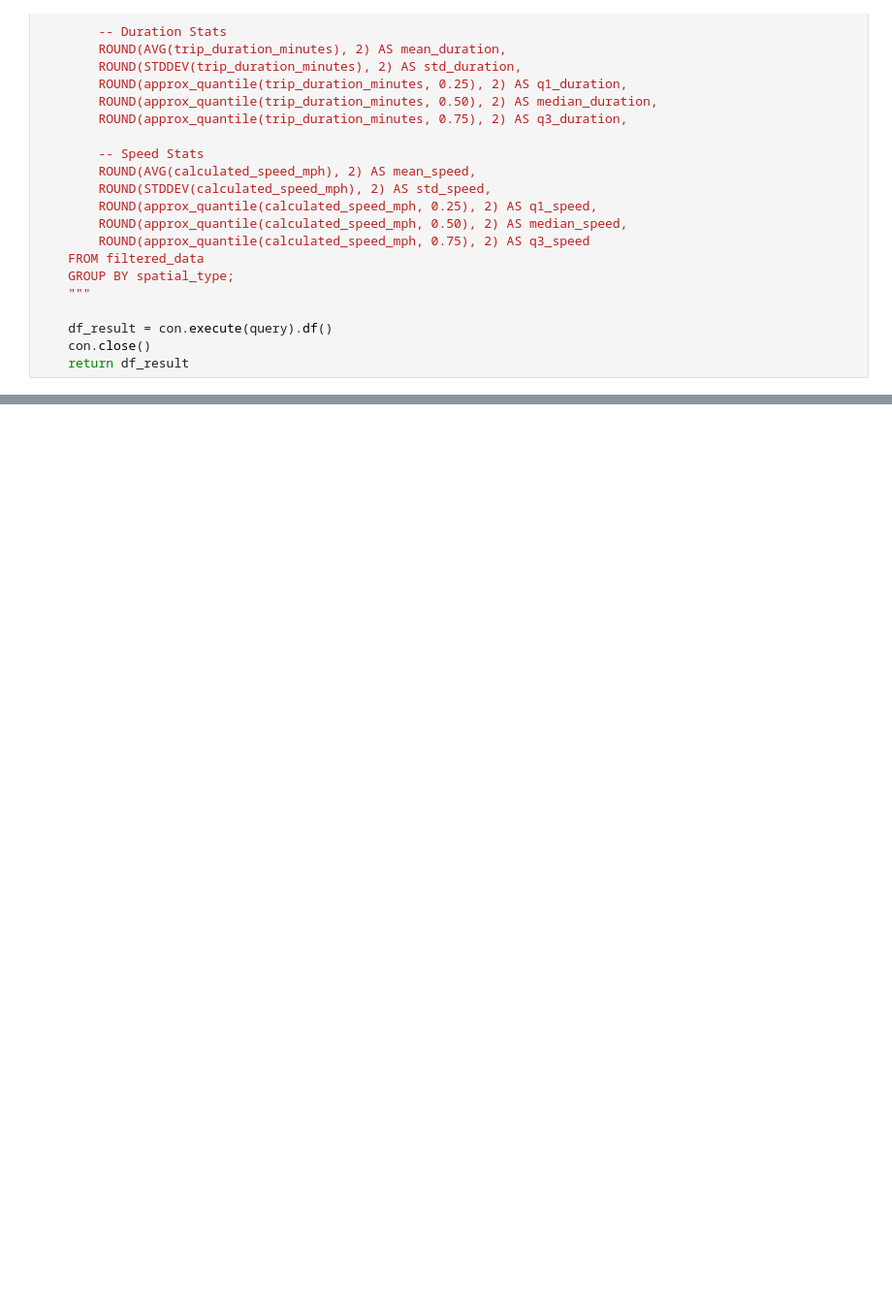
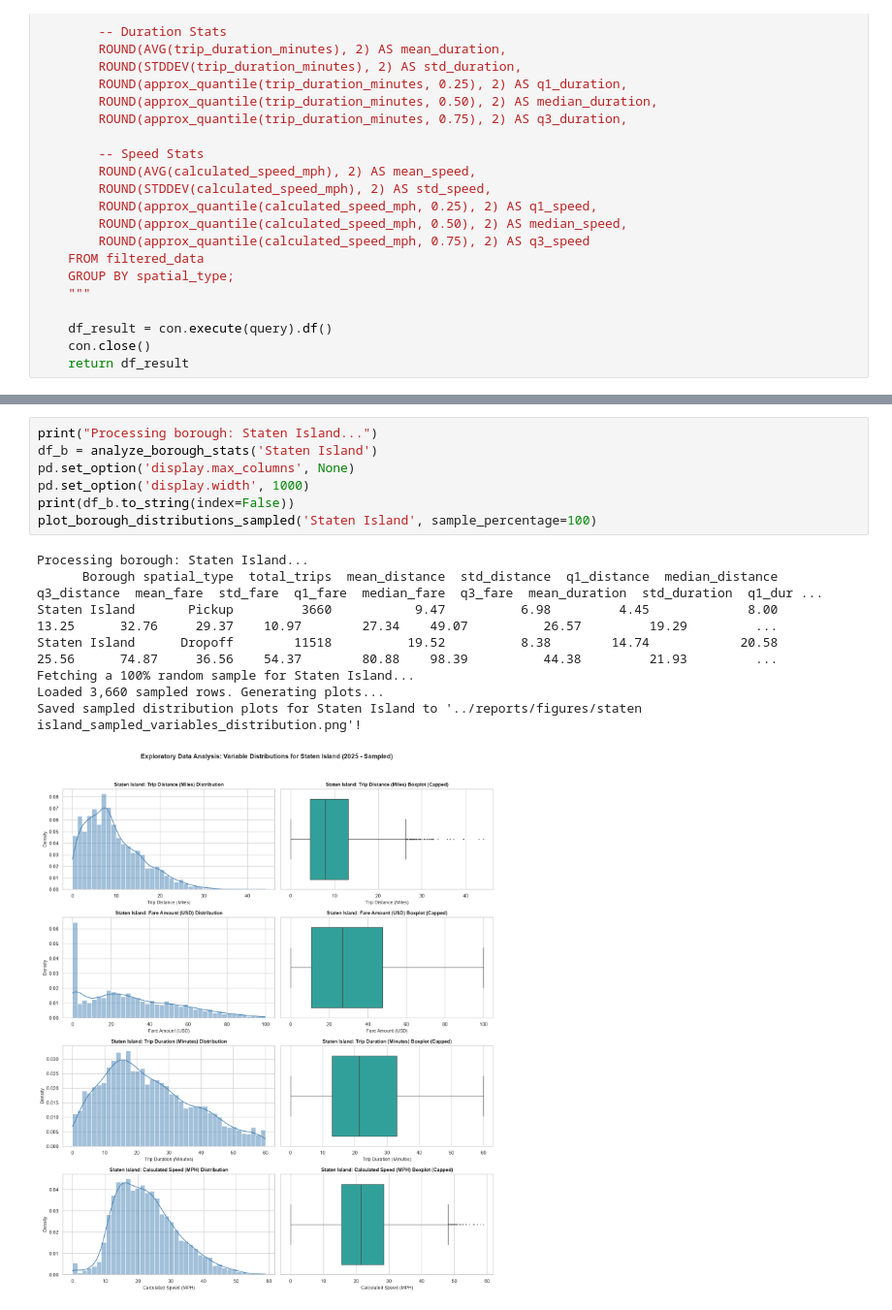
Before and after one commit to CDsonji/NYC-TLC-Trip-Record-Data-Analysis-, a Jupyter notebook: notebooks/eda_003.ipynb, the cells around one changed output, grey strips where cells are left out. Shown at 97% size. Saved outputs shown, nothing was run; the diff lists cells and outputs as text; blank space fills up the shorter version.

```diff
--- a/notebooks/eda_003.ipynb
+++ b/notebooks/eda_003.ipynb
@@ -426,0 +431,16 @@ Saved choropleth map to '../reports/figures/spatial_pickup_density_map.png'!
+# %%
+print("Processing borough: Staten Island...")
+df_b = analyze_borough_stats('Staten Island')
+pd.set_option('display.max_columns', None)
+pd.set_option('display.width', 1000)
+print(df_b.to_string(index=False))
+plot_borough_distributions_sampled('Staten Island', sample_percentage=100)
+# %% [output]
+Processing borough: Staten Island...
+      Borough spatial_type  total_trips  mean_distance  std_distance  q1_distance  median_distance  q3_distance  mean_fare  std_fare  q1_fare  median_fare  q3_fare  mean_duration  std_duration  q1_dur ...
+Staten Island       Pickup         3660           9.47          6.98         4.45             8.00        13.25      32.76     29.37    10.97        27.34    49.07          26.57         19.29         ...
+Staten Island      Dropoff        11518          19.52          8.38        14.74            20.58        25.56      74.87     36.56    54.37        80.88    98.39          44.38         21.93         ...
+Fetching a 100% random sample for Staten Island...
+Loaded 3,660 sampled rows. Generating plots...
+Saved sampled distribution plots for Staten Island to '../reports/figures/staten island_sampled_variables_distribution.png'!
+[figure, added]
```
Also changed, not shown: parts of 14 cells of this notebook, 25 other files.
